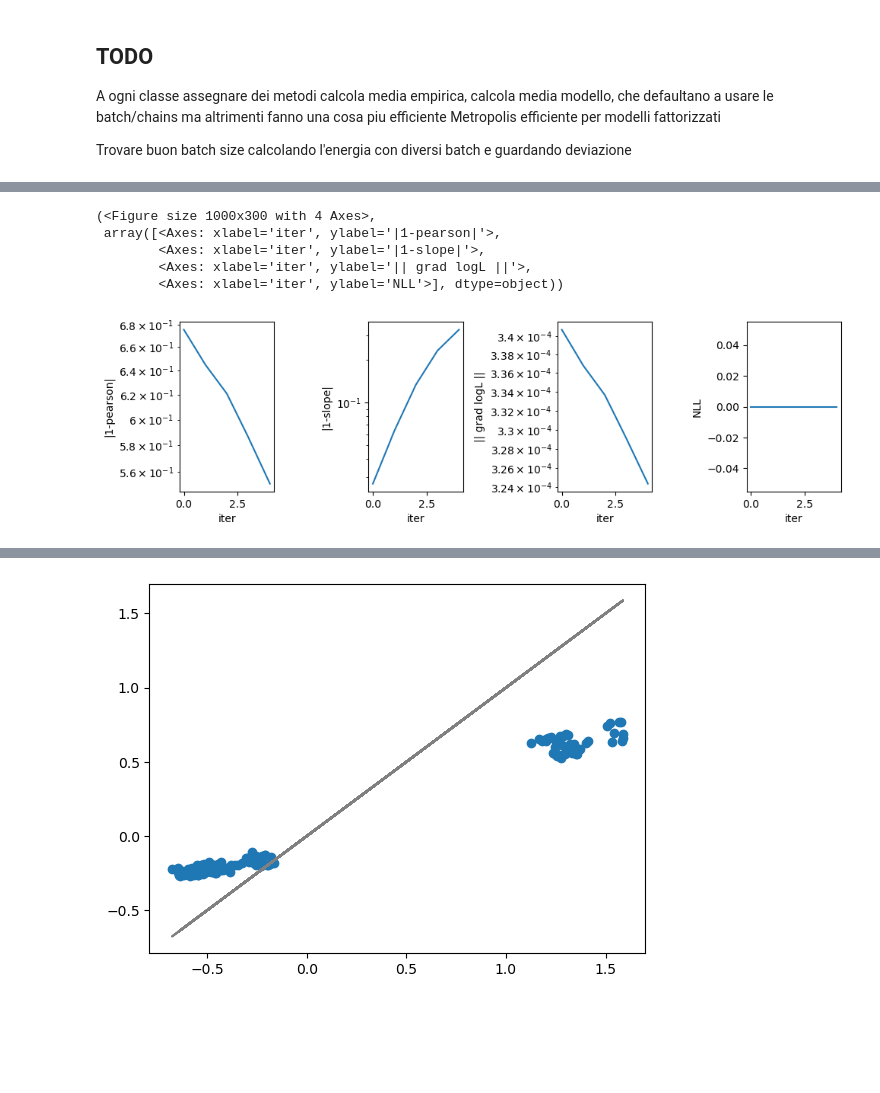
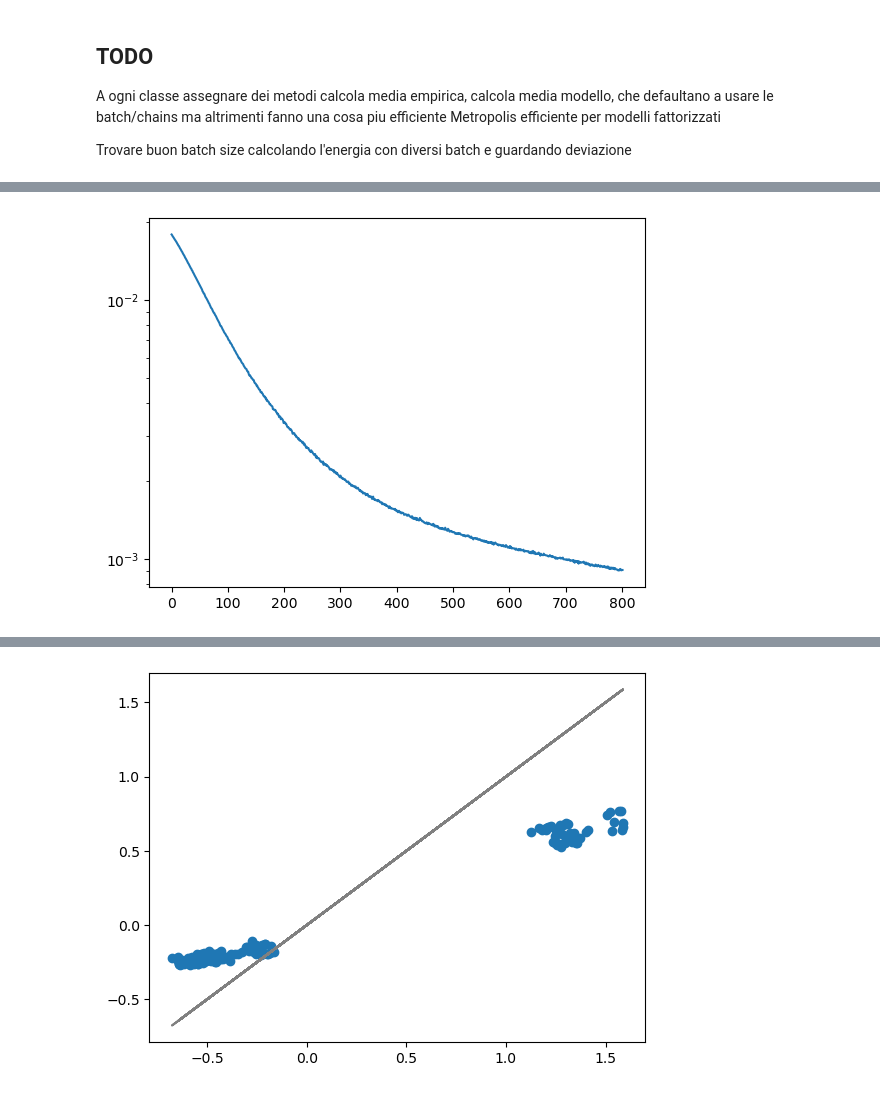
Before and after one commit to stecrotti/Aptamer2025py, a Jupyter notebook: prova.ipynb, the cells around one changed output, grey strips where cells are left out. Cells and saved outputs as stored; diff of their text form; code cells hidden in the pictures; blank space fills up the shorter version.

```diff
--- a/prova.ipynb
+++ b/prova.ipynb
@@ -444,9 +383,5 @@ callbacks[1].plot()
-# %%
-callbacks[0].plot()
-# %% [output]
-(<Figure size 1000x300 with 4 Axes>,
- array([<Axes: xlabel='iter', ylabel='|1-pearson|'>,
-        <Axes: xlabel='iter', ylabel='|1-slope|'>,
-        <Axes: xlabel='iter', ylabel='|| grad logL ||'>,
-        <Axes: xlabel='iter', ylabel='NLL'>], dtype=object))
-[figure, removed]
+# %%
+plt.plot(history["grad_norm"])
+plt.yscale('log')
+# %% [output]
+[figure, added]
```
Also changed, not shown: parts of 10 cells of this notebook.
